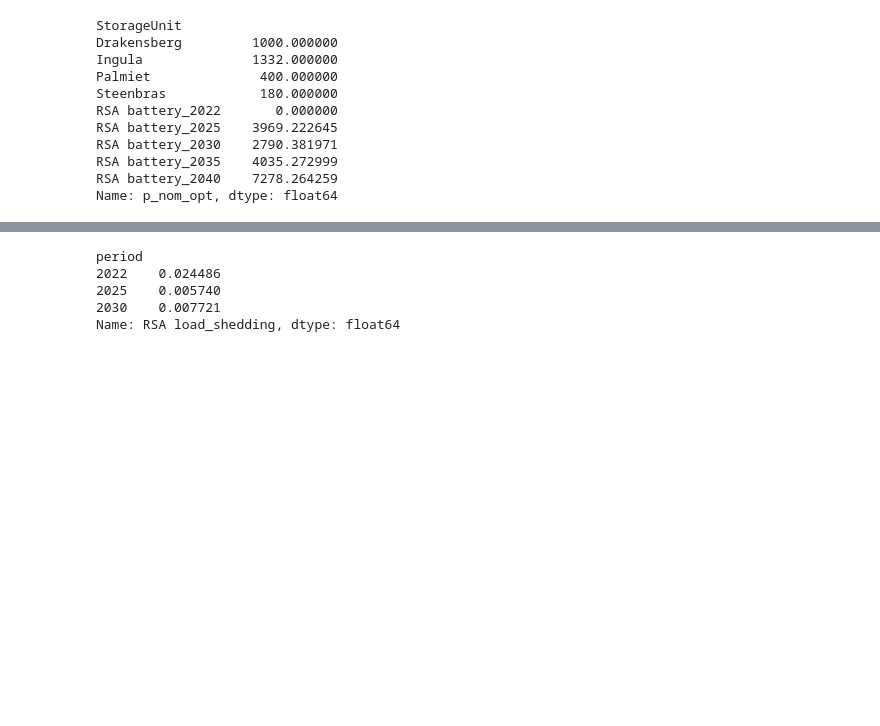
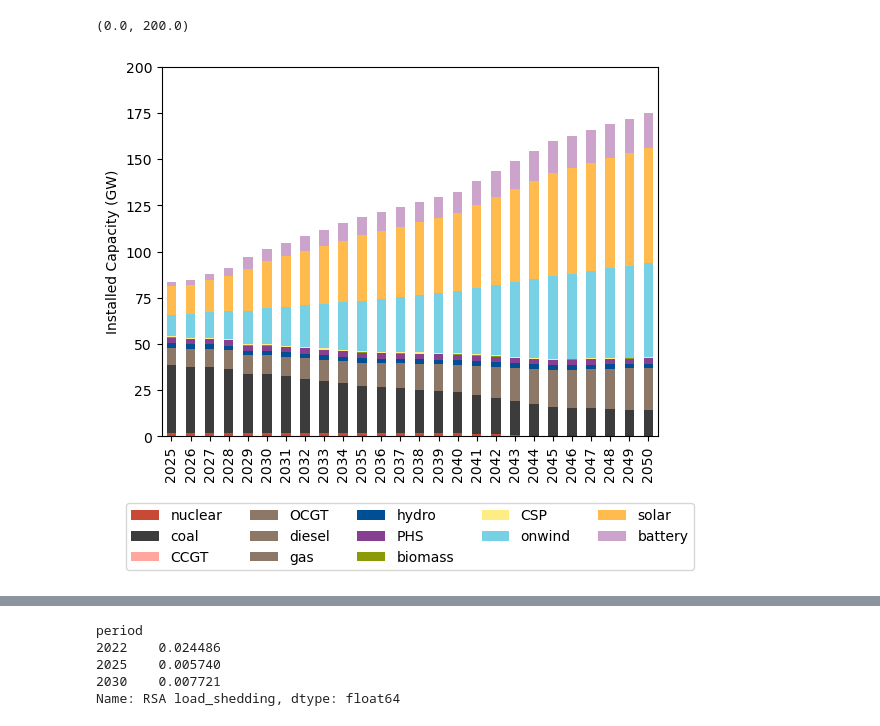
Before and after one commit to PyPSA/pypsa-za, a Jupyter notebook: notebooks/general_playground.ipynb, the cells around one changed output, grey strips where cells are left out. Cells and saved outputs as stored; diff of their text form; code cells hidden in the pictures; blank space fills up the shorter version.

```diff
--- a/notebooks/general_playground.ipynb
+++ b/notebooks/general_playground.ipynb
@@ -52,21 +42,49 @@ Name: p_nom_opt, dtype: float64
-# %%
-n.storage_units.p_nom_opt
-# %% [output]
-StorageUnit
-Drakensberg         1000.000000
-Ingula              1332.000000
-Palmiet              400.000000
-Steenbras            180.000000
-RSA battery_2022       0.000000
-RSA battery_2025    3969.222645
-RSA battery_2030    2790.381971
-RSA battery_2035    4035.272999
-RSA battery_2040    7278.264259
-Name: p_nom_opt, dtype: float64
 # %%
-capacity=pd.DataFrame(0,index=n.generators.carrier.unique(),columns=n.investment_periods)
+capacity=pd.DataFrame(np.nan,index=np.append(n.generators.carrier.unique(),n.storage_units.carrier.unique()),columns=range(n.investment_periods[0],n.investment_periods[-1]+1))
 carriers=n.generators.carrier.unique()
 carriers = carriers[carriers !='load_shedding']
 for y in n.investment_periods:
     capacity.loc[carriers,y]=n.generators.p_nom_opt[(n.get_active_assets('Generator',y))].groupby(n.generators.carrier).sum()
+
+carriers=n.storage_units.carrier.unique()
+for y in n.investment_periods:
+    capacity.loc[carriers,y]=n.storage_units.p_nom_opt[(n.get_active_assets('StorageUnit',y))].groupby(n.storage_units.carrier).sum()
+# %%
+capacity=capacity.T.interpolate().T
+# %%
+capacity=capacity.reindex(['nuclear','coal','CCGT','OCGT','diesel','gas','hydro','PHS','biomass','CSP','onwind','solar','battery'])
+# %%
+colour_map={'onwind':'#77D1E4',
+            'onwind_100MW':'#2eb8d6',
+            'solar':'#FFBB4E',
+            'solar_pv_1MW':'#FBDC81',
+            'solar_pv_100MW':'#F99B00',
+            'CSP':'#feed82',
+            'battery':'#cba3cb',
+            'bat_c':'#AA68AA',#CBA3CB
+            'bat_d':'#AA68AA',
+            'PHS':'#873f91',
+            'phs_c':'#873f91',
+            'phs_d':'#873f91',
+            'coal':'#3C3C3C',
+            'hydro':'#004F95',
+            'ocgt':'#8D7867',
+            'diesel':'#8D7867',
+            'gas':'#8D7867',
+            'OCGT':'#8D7867',
+            'CCGT':'#ffa69e',
+            'rmippp':'#51969B',
+            'biomass':'#8C9A07',
+            'nuclear':'#C84936',
+            'demand_response':'#817E80',
+            'loadshedding':'#DE9287'}
+# %%
+(capacity/1000).T.plot.bar(stacked=True,color=colour_map)
+plt.legend(ncol=5,bbox_to_anchor =(0.5,-0.38), loc='lower center')
+plt.ylabel('Installed Capacity (GW)')
+plt.xlabel("")
+plt.ylim([0,200])
+# %% [output]
+(0.0, 200.0)
+[figure, added]
 # %%
```
Also changed, not shown: parts of 11 cells of this notebook, 13 other files.
